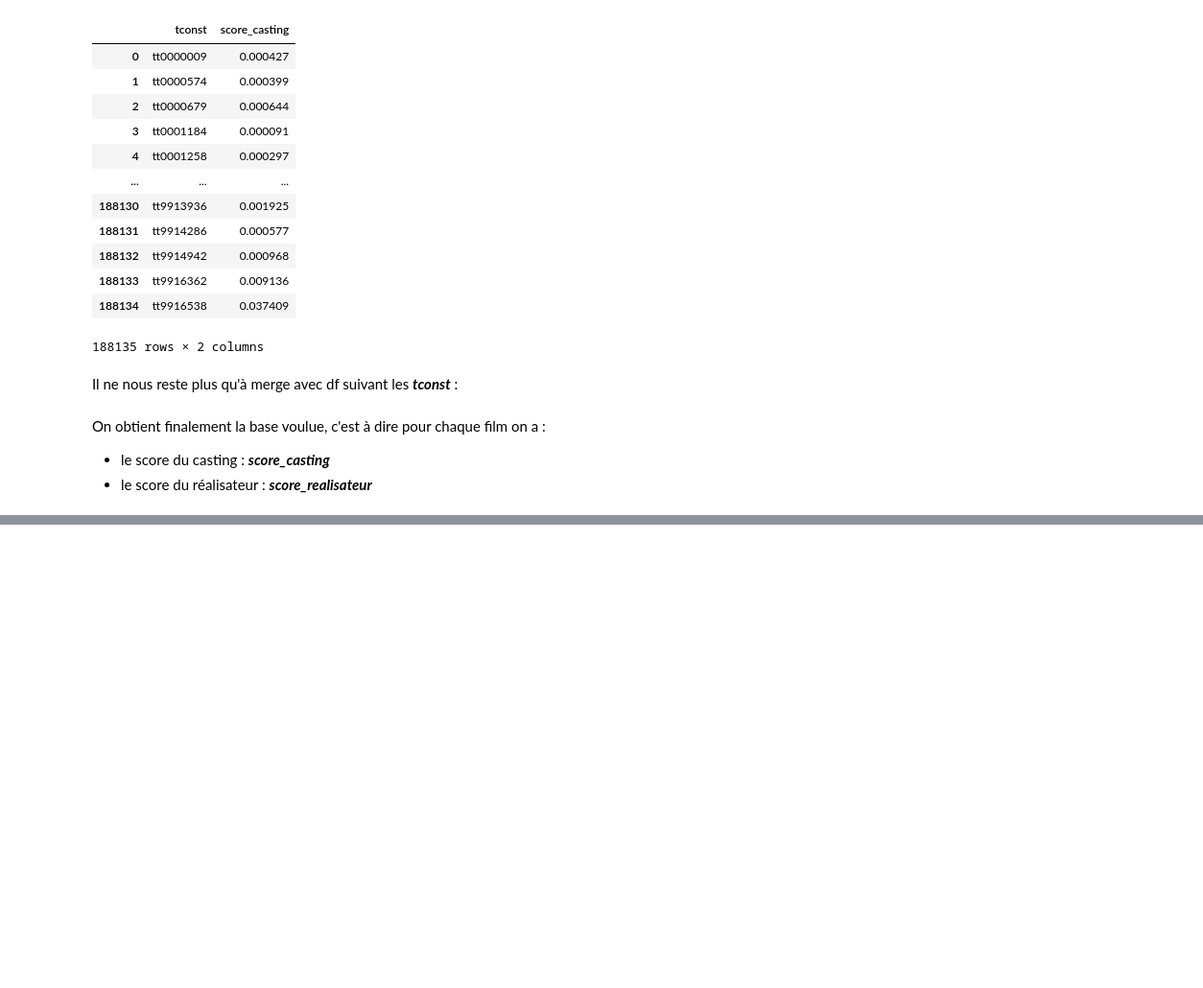
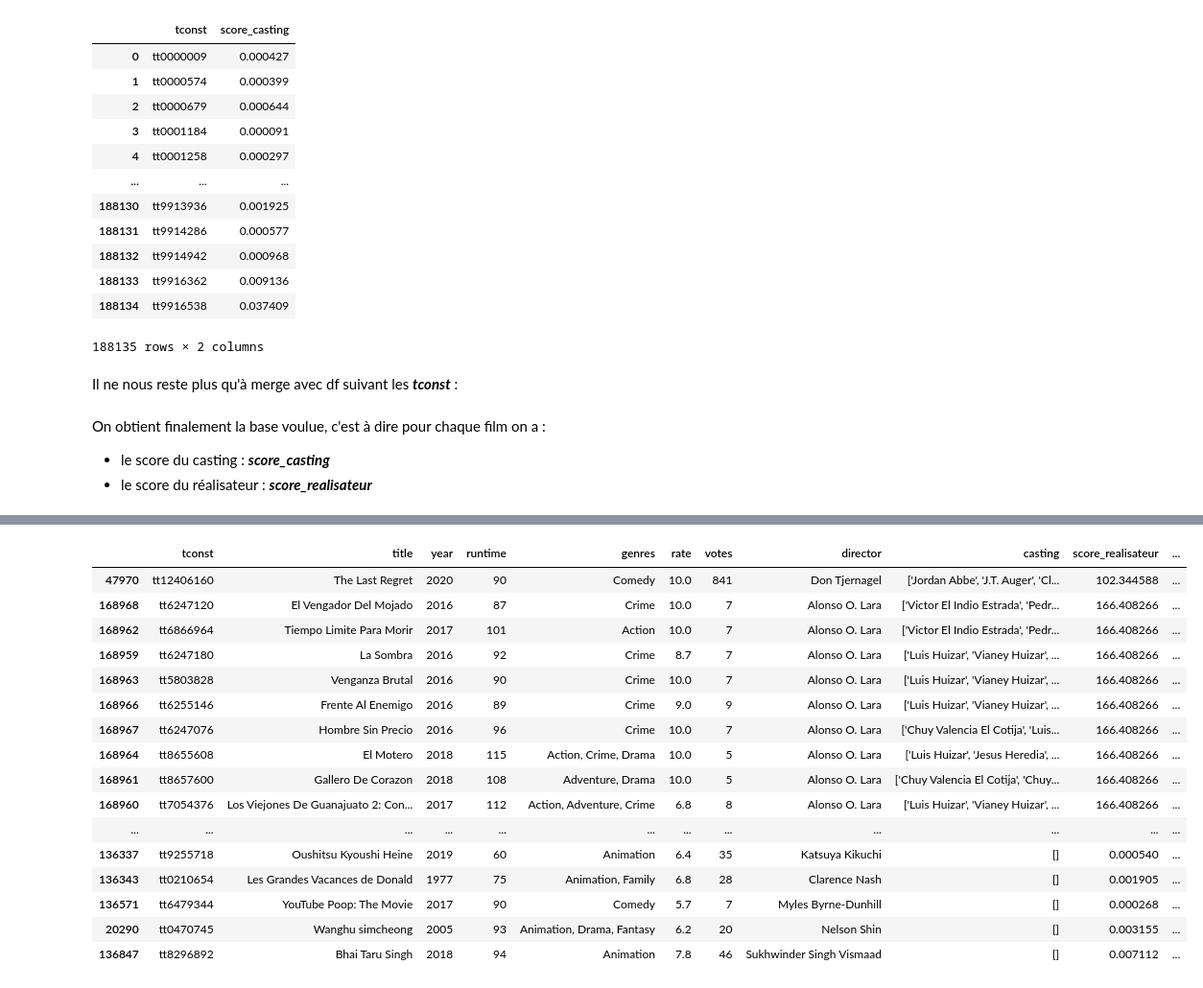
Before and after one commit to henriupton99/IMDB_Scraping, a Jupyter notebook: 3_modelisation.ipynb, the cells around one changed output, grey strips where cells are left out. Shown: that part at 96% size. Saved outputs shown, nothing was run; the diff lists cells and outputs as text; code cells hidden in the pictures; blank space fills up the shorter version.

```diff
--- a/3_modelisation.ipynb
+++ b/3_modelisation.ipynb
@@ -283,2 +275,3 @@ Pour finir, on peut retirer certaines colonnes qui ne nous serviront plus, à sa
 # %%
-df = df.drop(["index", "rank", "score_film"], axis = 1)
+df = df.drop(["rank", "score_film"], axis = 1)
+df
@@ -300,0 +293,20 @@ df
+# %%
+df.sort_values('score_casting', ascending = False).head(50)
+# %% [output]
+|  | tconst | title | year | runtime | genres | rate | votes | director | casting | score_realisateur | ... |
+| 47970 | tt12406160 | The Last Regret | 2020 | 90 | Comedy | 10.0 | 841 | Don Tjernagel | ['Jordan Abbe', 'J.T. Auger', 'Cl... | 102.344588 | ... |
+| 168968 | tt6247120 | El Vengador Del Mojado | 2016 | 87 | Crime | 10.0 | 7 | Alonso O. Lara | ['Victor El Indio Estrada', 'Pedr... | 166.408266 | ... |
+| 168962 | tt6866964 | Tiempo Limite Para Morir | 2017 | 101 | Action | 10.0 | 7 | Alonso O. Lara | ['Victor El Indio Estrada', 'Pedr... | 166.408266 | ... |
+| 168959 | tt6247180 | La Sombra | 2016 | 92 | Crime | 8.7 | 7 | Alonso O. Lara | ['Luis Huizar', 'Vianey Huizar', ... | 166.408266 | ... |
+| 168963 | tt5803828 | Venganza Brutal | 2016 | 90 | Crime | 10.0 | 7 | Alonso O. Lara | ['Luis Huizar', 'Vianey Huizar', ... | 166.408266 | ... |
+| 168966 | tt6255146 | Frente Al Enemigo | 2016 | 89 | Crime | 9.0 | 9 | Alonso O. Lara | ['Luis Huizar', 'Vianey Huizar', ... | 166.408266 | ... |
+| 168967 | tt6247076 | Hombre Sin Precio | 2016 | 96 | Crime | 10.0 | 7 | Alonso O. Lara | ['Chuy Valencia El Cotija', 'Luis... | 166.408266 | ... |
+| 168964 | tt8655608 | El Motero | 2018 | 115 | Action, Crime, Drama | 10.0 | 5 | Alonso O. Lara | ['Luis Huizar', 'Jesus Heredia', ... | 166.408266 | ... |
+| 168961 | tt8657600 | Gallero De Corazon | 2018 | 108 | Adventure, Drama | 10.0 | 5 | Alonso O. Lara | ['Chuy Valencia El Cotija', 'Chuy... | 166.408266 | ... |
+| 168960 | tt7054376 | Los Viejones De Guanajuato 2: Con... | 2017 | 112 | Action, Adventure, Crime | 6.8 | 8 | Alonso O. Lara | ['Luis Huizar', 'Vianey Huizar', ... | 166.408266 | ... |
+| ... | ... | ... | ... | ... | ... | ... | ... | ... | ... | ... | ... |
+| 136337 | tt9255718 | Oushitsu Kyoushi Heine | 2019 | 60 | Animation | 6.4 | 35 | Katsuya Kikuchi | [] | 0.000540 | ... |
+| 136343 | tt0210654 | Les Grandes Vacances de Donald | 1977 | 75 | Animation, Family | 6.8 | 28 | Clarence Nash | [] | 0.001905 | ... |
+| 136571 | tt6479344 | YouTube Poop: The Movie | 2017 | 90 | Comedy | 5.7 | 7 | Myles Byrne-Dunhill | [] | 0.000268 | ... |
+| 20290 | tt0470745 | Wanghu simcheong | 2005 | 93 | Animation, Drama, Fantasy | 6.2 | 20 | Nelson Shin | [] | 0.003155 | ... |
+| 136847 | tt8296892 | Bhai Taru Singh | 2018 | 94 | Animation | 7.8 | 46 | Sukhwinder Singh Vismaad | [] | 0.007112 | ... |
```
Also changed, not shown: parts of 14 cells of this notebook, 1 other file.
